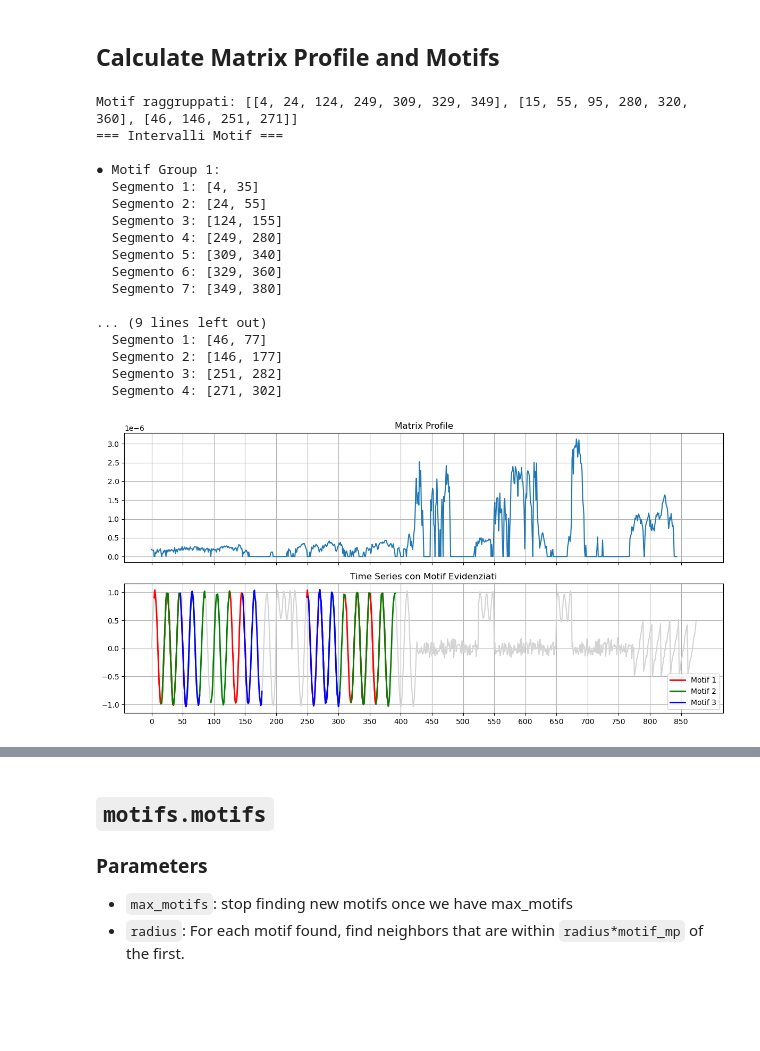
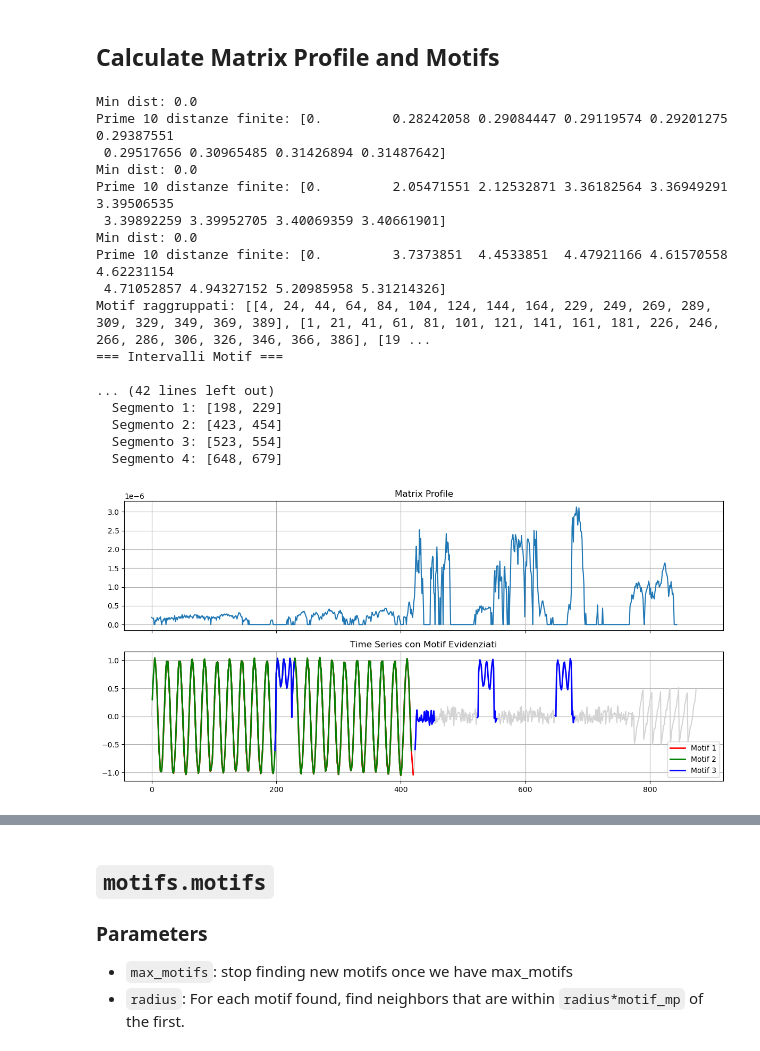
Before and after one commit to S-Nap4/matrixprofile-ts, a Jupyter notebook: docs/examples/Motif Discovery.ipynb, the cells around one changed output, grey strips where cells are left out. Drawn from its saved outputs; the diff is of its cells as text; code cells hidden in the pictures; blank space fills up the shorter version.

```diff
--- a/docs/examples/Motif Discovery.ipynb
+++ b/docs/examples/Motif Discovery.ipynb
@@ -92,6 +92,10 @@ def motifs_stmp(ts, mp, max_motifs=3, v=1, radius=2, n_neighbors=None, ex_zone=N
 
         # Espandi il motif cercando vicini simili
         prof, _ = distanceProfile.massDistanceProfile(ts, min_idx, m, v, ts)
+        sorted_prof = np.sort(prof[np.isfinite(prof)])
+        print("Min dist:", min_val)
+        print("Prime 10 distanze finite:", sorted_prof[:10])
+
 
 
         # Applica zona di esclusione
@@ -106,7 +110,15 @@ def motifs_stmp(ts, mp, max_motifs=3, v=1, radius=2, n_neighbors=None, ex_zone=N
             if n_neighbors is not None and neighbor_count >= n_neighbors:
                 break
 
-            threshold = max(min_val * radius, 0.3) #altrimenti spesso min_val era 0 e non aggiornava
+            # threshold = max(min_val * radius, 0.3)  # vecchio
+            finite_prof = np.sort(prof[np.isfinite(prof)])
+            if len(finite_prof) > 1:
+                second_best = finite_prof[1]
+                threshold = second_best * radius
+            else:
+                threshold = 1.5  # fallback se non ci sono distanze finite
+
+            #altrimenti spesso min_val era 0 e non aggiornava
 
             if prof[idx] > threshold:
                 break
@@ -190,7 +202,7 @@ def plot_motifs(ts, motifs, mp, m):
                     linewidth=2,
                     label=f'Motif {i+1}' if idx == motif_group[0] else None)
 
-    ax2.set_xticks([i * 50 for i in range(0, 18)])
+    #ax2.set_xticks([i * 50 for i in range(0, 18)])
     ax2.legend()
     plt.tight_layout()
     plt.show()
@@ -198,49 +210,49 @@ def plot_motifs(ts, motifs, mp, m):
 def print_motif_ranges(motifs, m):
     print("=== Intervalli Motif ===")
     for i, group in enumerate(motifs):
         print(f"\n● Motif Group {i+1}:")
         for j, idx in enumerate(group):
             print(f"  Segmento {j+1}: [{idx}, {idx + m - 1}]")
 
 # Parametri
 m = 32
 v = 1
 
 # Trova i motif
 motifs, distances, mp = find_motifs_stmp(
     ts=pattern,
     m=m,
     v=v,
     max_motifs=3,
     radius=1.2
 )
 
 
 print("Motif raggruppati:", motifs)
 
 
 print_motif_ranges(motifs, m=32)
 
 plot_motifs(pattern, motifs, mp, m)
 # %% [output]
-Motif raggruppati: [[4, 24, 124, 249, 309, 329, 349], [15, 55, 95, 280, 320, 360], [46, 146, 251, 271]]
+Min dist: 0.0
+Prime 10 distanze finite: [0.         0.28242058 0.29084447 0.29119574 0.29201275 0.29387551
+ 0.29517656 0.30965485 0.31426894 0.31487642]
+Min dist: 0.0
+Prime 10 distanze finite: [0.         2.05471551 2.12532871 3.36182564 3.36949291 3.39506535
+ 3.39892259 3.39952705 3.40069359 3.40661901]
+Min dist: 0.0
+Prime 10 distanze finite: [0.         3.7373851  4.4533851  4.47921166 4.61570558 4.62231154
+ 4.71052857 4.94327152 5.20985958 5.31214326]
+Motif raggruppati: [[4, 24, 44, 64, 84, 104, 124, 144, 164, 229, 249, 269, 289, 309, 329, 349, 369, 389], [1, 21, 41, 61, 81, 101, 121, 141, 161, 181, 226, 246, 266, 286, 306, 326, 346, 366, 386], [19 ...
 === Intervalli Motif ===
 
-● Motif Group 1:
-  Segmento 1: [4, 35]
-  Segmento 2: [24, 55]
-  Segmento 3: [124, 155]
-  Segmento 4: [249, 280]
-  Segmento 5: [309, 340]
-  Segmento 6: [329, 360]
-  Segmento 7: [349, 380]
-
-... (9 lines left out)
-  Segmento 1: [46, 77]
-  Segmento 2: [146, 177]
-  Segmento 3: [251, 282]
-  Segmento 4: [271, 302]
+... (42 lines left out)
+  Segmento 1: [198, 229]
+  Segmento 2: [423, 454]
+  Segmento 3: [523, 554]
+  Segmento 4: [648, 679]
-[figure, old version]
+[figure, new version]
 # %%
 # Parametri
 m = 32
```
Also changed, not shown: parts of 5 cells of this notebook, 2 other files.
